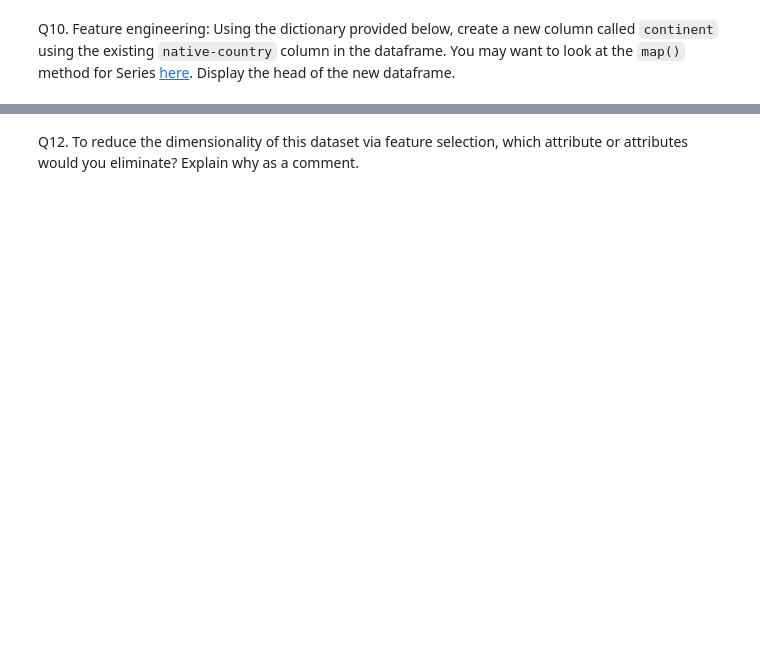
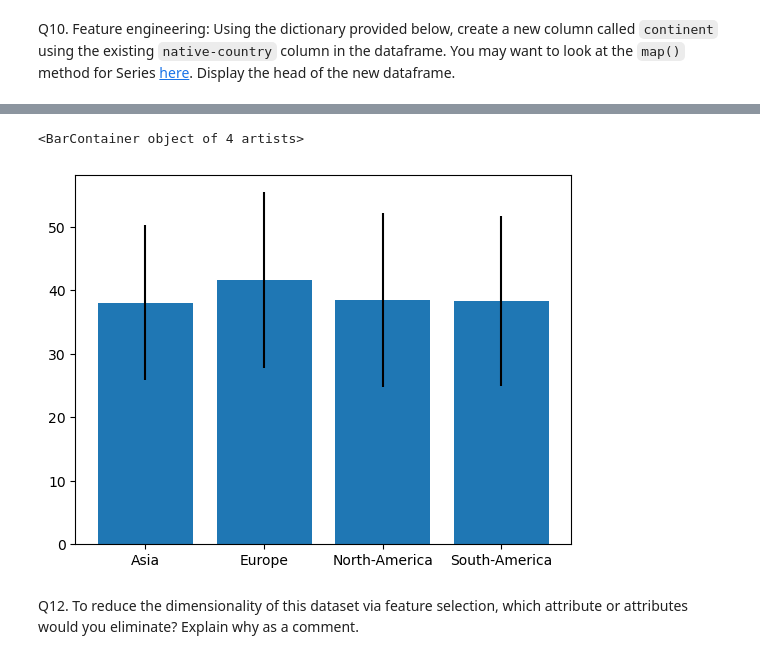
Before and after one commit to IanC04/CS363M, a Jupyter notebook: Assignments/Assignment 1/Assignment_1.ipynb, the cells around one changed output, grey strips where cells are left out. Saved outputs shown, nothing was run; the diff lists cells and outputs as text; code cells hidden in the pictures; blank space fills up the shorter version.

```diff
--- a/Assignments/Assignment 1/Assignment_1.ipynb
+++ b/Assignments/Assignment 1/Assignment_1.ipynb
@@ -180,3 +255,5 @@ adult_data_copy = adult_data.copy()
 
 # add the new column to adult_data_copy
 # your code goes here
+adult_data_copy["continent"] = adult_data_copy["native-country"].map(continent_dict)
+adult_data_copy.head()
@@ -190,2 +272,10 @@ An example bar plot with standard deviation bars:
+# %%
+# your code goes here
+# TODO: Unsure if correct
+average_continent_ages = adult_data_copy.groupby("continent")["age"].mean()
+plt.bar(average_continent_ages.index, average_continent_ages.values, yerr=adult_data_copy.groupby("continent")["age"].std())
+# %% [output]
+<BarContainer object of 4 artists>
+[figure, added]
 # %% [markdown]
 Q12. To reduce the dimensionality of this dataset via feature selection, which attribute or attributes would you eliminate? Explain why as a comment.
```
Also changed, not shown: parts of 16 cells of this notebook.
